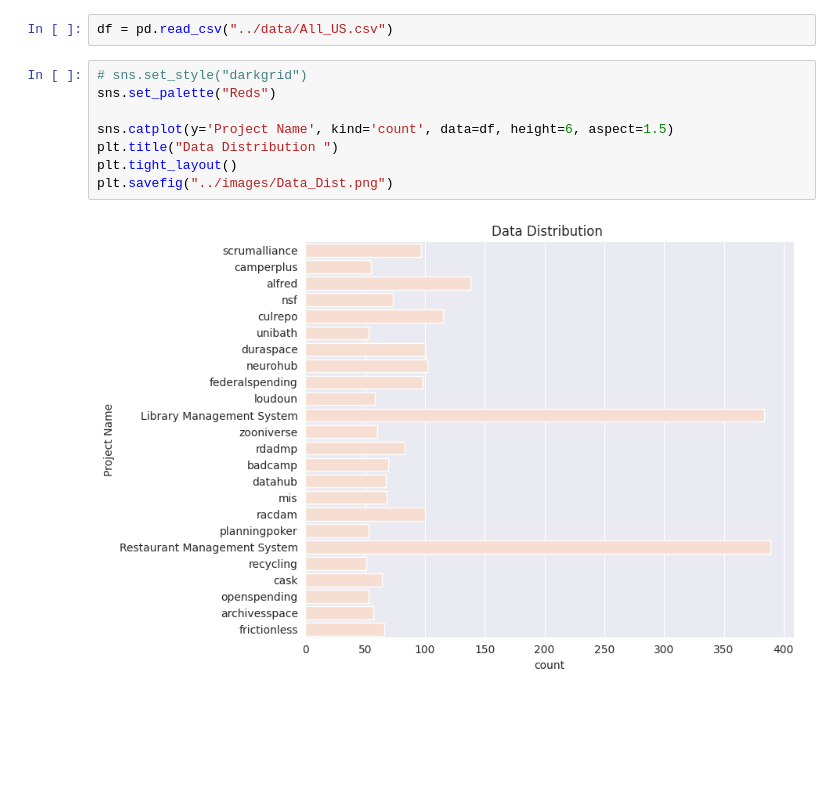
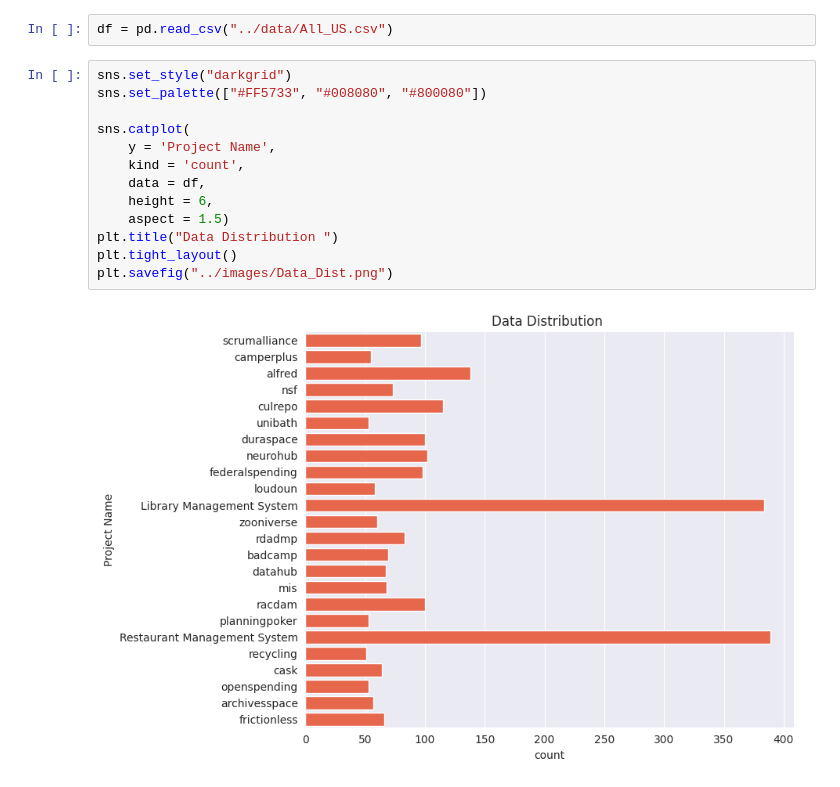
Before and after one commit to RyanGolpayegani/US2SD_Benchmark, a Jupyter notebook: src/test.ipynb, the cells around one changed output. Cells and saved outputs as stored; diff of their text form; blank space fills up the shorter version.

```diff
--- a/src/test.ipynb
+++ b/src/test.ipynb
@@ -20,12 +20,17 @@ number_of_USs = list(data.values())
 # %%
 df = pd.read_csv("../data/All_US.csv")
 # %%
-# sns.set_style("darkgrid")
-sns.set_palette("Reds")
+sns.set_style("darkgrid")
+sns.set_palette(["#FF5733", "#008080", "#800080"])
 
-sns.catplot(y='Project Name', kind='count', data=df, height=6, aspect=1.5)
+sns.catplot(
+    y = 'Project Name',
+    kind = 'count',
+    data = df,
+    height = 6,
+    aspect = 1.5)
 plt.title("Data Distribution ")
 plt.tight_layout()
 plt.savefig("../images/Data_Dist.png")
 # %% [output]
-[figure, old version]
+[figure, new version]
```
Also changed, not shown: 2 other files.
